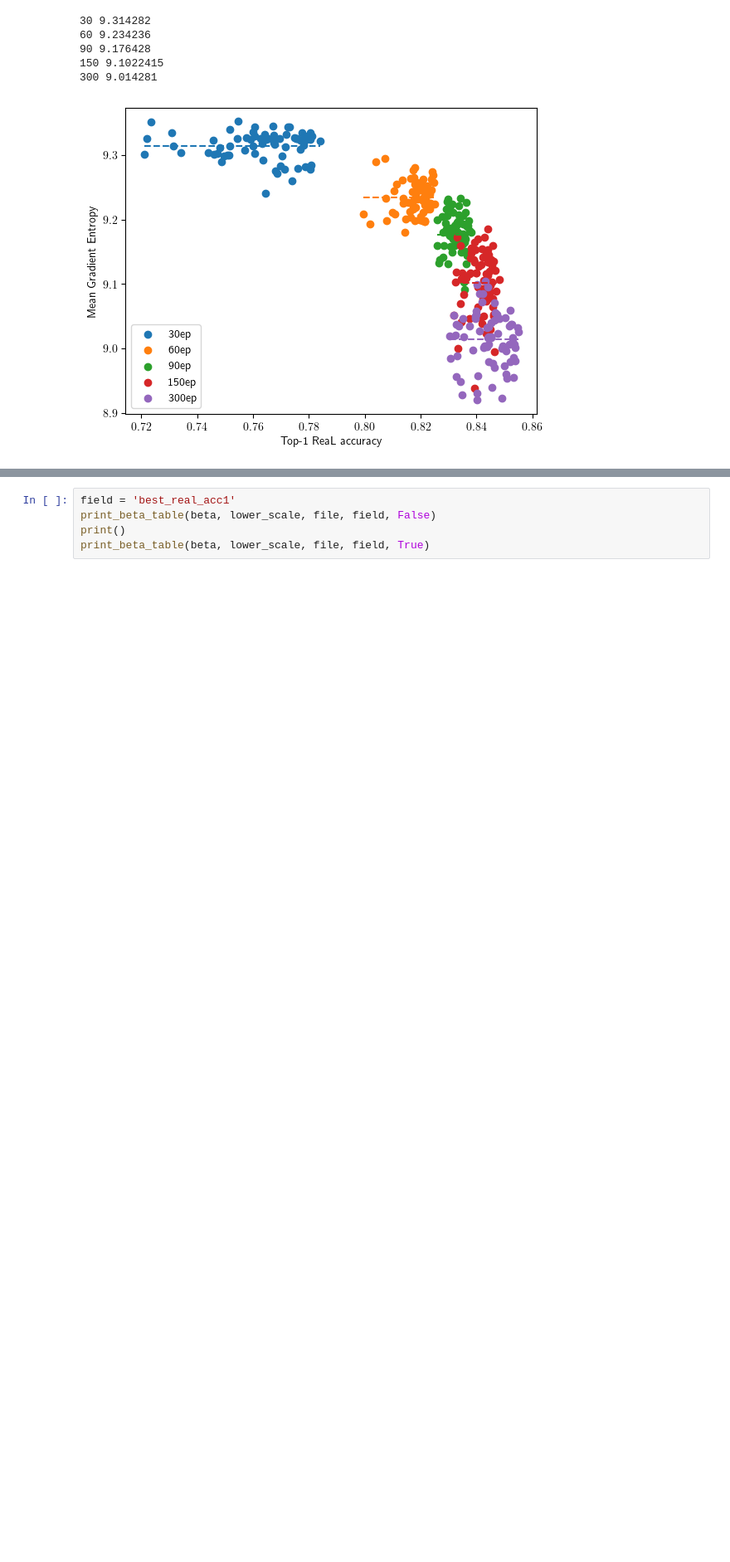
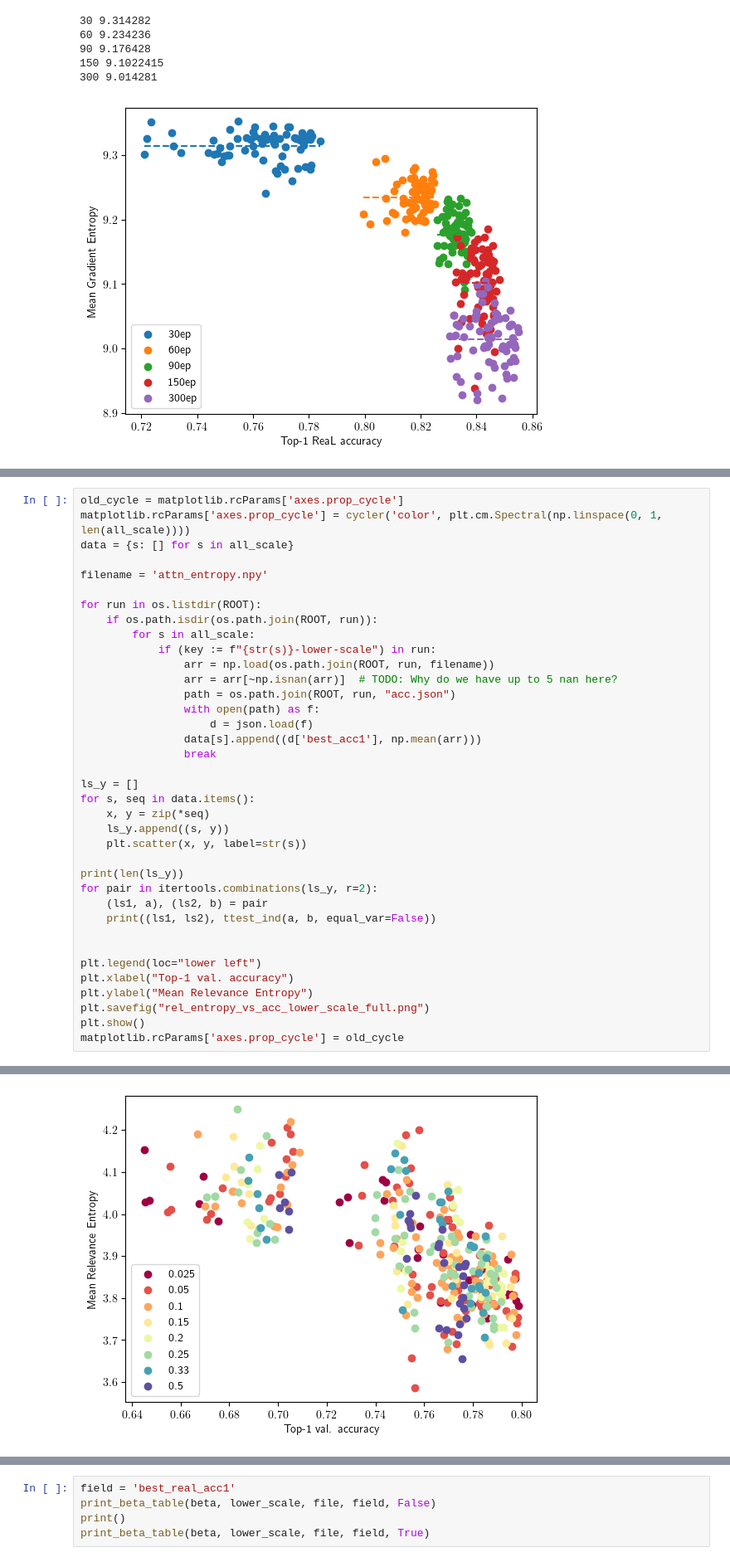
Before and after one commit to EIFY/mup-vit, a Jupyter notebook: notebooks/sweep_eval.ipynb, the cells around one changed output, grey strips where cells are left out. Shown at 83% size. Saved outputs shown, nothing was run; the diff lists cells and outputs as text; blank space fills up the shorter version.

```diff
--- a/notebooks/sweep_eval.ipynb
+++ b/notebooks/sweep_eval.ipynb
@@ -691,0 +782,38 @@ matplotlib.rcParams['axes.prop_cycle'] = old_cycle
+# %%
+old_cycle = matplotlib.rcParams['axes.prop_cycle']
+matplotlib.rcParams['axes.prop_cycle'] = cycler('color', plt.cm.Spectral(np.linspace(0, 1, len(all_scale))))
+data = {s: [] for s in all_scale}
+
+filename = 'attn_entropy.npy'
+
+for run in os.listdir(ROOT):
+    if os.path.isdir(os.path.join(ROOT, run)):
+        for s in all_scale:
+            if (key := f"{str(s)}-lower-scale") in run:
+                arr = np.load(os.path.join(ROOT, run, filename))
+                arr = arr[~np.isnan(arr)]  # TODO: Why do we have up to 5 nan here?
+                path = os.path.join(ROOT, run, "acc.json")
+                with open(path) as f:
+                    d = json.load(f)
+                data[s].append((d['best_acc1'], np.mean(arr)))
+                break
+
+ls_y = []
+for s, seq in data.items():
+    x, y = zip(*seq)
+    ls_y.append((s, y))
+    plt.scatter(x, y, label=str(s))
+
+print(len(ls_y))
+for pair in itertools.combinations(ls_y, r=2):
+    (ls1, a), (ls2, b) = pair
+    print((ls1, ls2), ttest_ind(a, b, equal_var=False))
+
+
+plt.legend(loc="lower left")
+plt.xlabel("Top-1 val. accuracy")
+plt.ylabel("Mean Relevance Entropy")
+plt.savefig("rel_entropy_vs_acc_lower_scale_full.png")
+plt.show()
+matplotlib.rcParams['axes.prop_cycle'] = old_cycle
+# %% [output]
@@ -692,3 +837,4 @@ matplotlib.rcParams['axes.prop_cycle'] = old_cycle
+[figure, added]
 # %%
 import matplotlib
 from cycler import cycler
```
Also changed, not shown: parts of 3 cells of this notebook.
